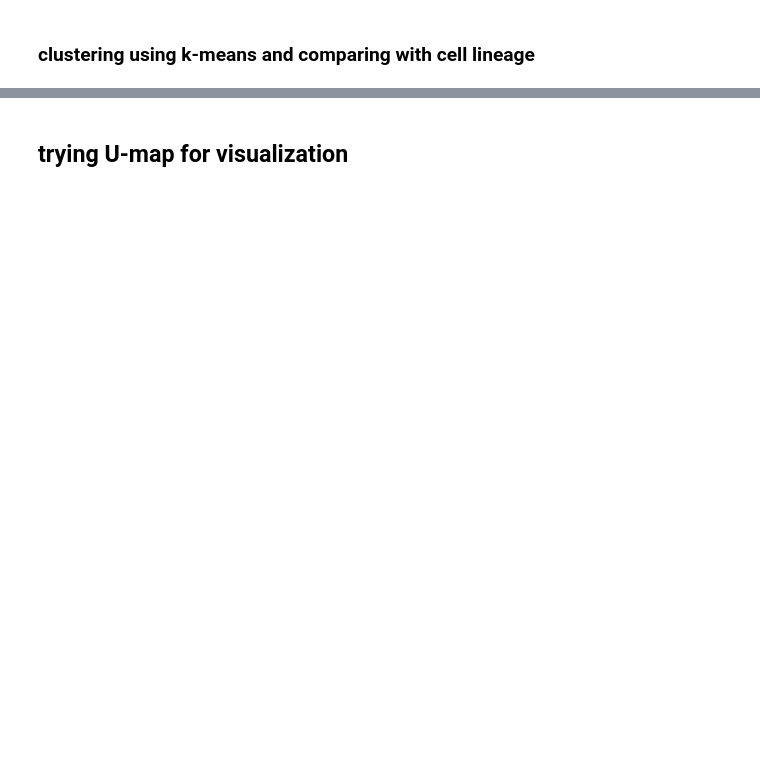
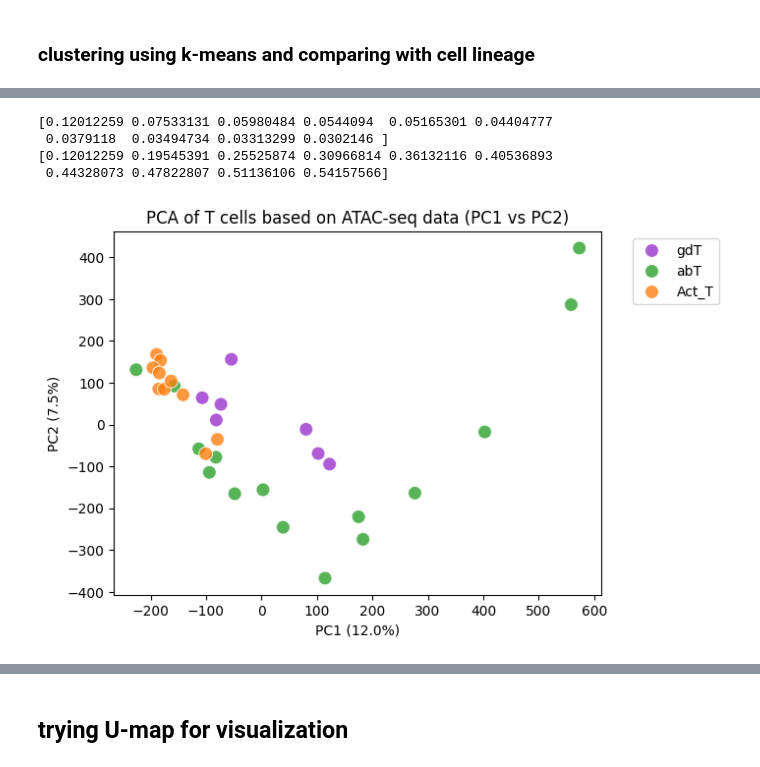
Before and after one commit to datascience-mobi-2026/topic04_team03, a Jupyter notebook: jupyter_tilmann_1.ipynb, the cells around one changed output, grey strips where cells are left out. Cells and saved outputs as stored; diff of their text form; code cells hidden in the pictures; blank space fills up the shorter version.

Commit message:
- looked if T cells can be correctly clustered with k means - corrected the correlation of TSSOCRs and DEOCRs in regard to dataset size

```diff
--- a/jupyter_tilmann_1.ipynb
+++ b/jupyter_tilmann_1.ipynb
@@ -1022,0 +1123,5 @@ print(pca_ATAC.groupby(["kmeans_cluster", "cell_type"]).size().unstack(fill_valu
+# %%
+cells_groups = pd.read_csv('data/cells_groups.csv')
+cells_groups_T = cells_groups.iloc[:, 0:3]
+T_cells = cells_groups_T.melt(var_name="group", value_name="cell").dropna()
+T_cells
@@ -1022,0 +1146,74 @@ print(pca_ATAC.groupby(["kmeans_cluster", "cell_type"]).size().unstack(fill_valu
+# %%
+
+ATAC_seq = pd.read_csv('data/ATAC_pfiltered.csv')
+
+ATAC_seq_PCA_T = ATAC_seq[T_cells["cell"]].T.copy()
+ATAC_seq_PCA_T.columns = ATAC_seq["ImmGenATAC1219.peakID"]
+
+from sklearn.decomposition import PCA
+from sklearn.preprocessing import StandardScaler
+
+
+X = ATAC_seq_PCA_T.select_dtypes(float).values
+
+
+X_scaled = StandardScaler().fit_transform(X)
+
+
+pca = PCA(n_components=10)
+pcs = pca.fit_transform(X_scaled)
+
+
+pca_ATAC_T = pd.DataFrame(pcs, index=ATAC_seq_PCA_T.index,
+                     columns=[f"PC{i+1}" for i in range(pcs.shape[1])])
+print(pca.explained_variance_ratio_)
+pca_ATAC_T_exp_var = pca.explained_variance_ratio_
+print(pca.explained_variance_ratio_.cumsum())
+# %% [output]
+[0.12012259 0.07533131 0.05980484 0.0544094  0.05165301 0.04404777
+ 0.0379118  0.03494734 0.03313299 0.0302146 ]
+[0.12012259 0.19545391 0.25525874 0.30966814 0.36132116 0.40536893
+ 0.44328073 0.47822807 0.51136106 0.54157566]
+# %%
+import seaborn as sns
+import matplotlib.pyplot as plt
+
+cell_group_map = {
+    cell: group
+    for group in cells_groups.columns
+    for cell in cells_groups[group].dropna()
+}
+
+pca_ATAC_T["cell_type"] = pca_ATAC_T.index.map(cell_group_map).fillna("other")
+
+group_palette = {
+    "gdT": "darkorchid",
+    "abT": "tab:green",
+    "Act_T": "tab:orange",
+    "B_cells": "tab:blue",
+    "Stem": "tab:red",
+    "ILC": "darkslategrey",
+    "MF/GN": "tab:brown",
+    "Mo": "tab:pink",
+    "DC": "tab:cyan",
+    "Stroma": "tab:olive",
+    "other": "lightgrey",
+}
+
+sns.scatterplot(
+    data=pca_ATAC_T,
+    x="PC1",
+    y="PC2",
+    hue="cell_type",
+    palette=group_palette,
+    s=100,
+    alpha=0.8
+)
+plt.xlabel("PC1" + f" ({pca_ATAC_T_exp_var[0]:.1%})")
+plt.ylabel("PC2" + f" ({pca_ATAC_T_exp_var[1]:.1%})")
+plt.title("PCA of T cells based on ATAC-seq data (PC1 vs PC2)")
+plt.savefig("tilmann_plots/PCA of T cells based on ATAC-seq data (PC1 vs PC2).png", dpi=300, bbox_inches="tight")
+plt.legend(bbox_to_anchor=(1.05, 1), loc="upper left")
+plt.show()
+# %% [output]
+[figure, added]
```
Also changed, not shown: parts of 25 cells of this notebook, 4 other files.
